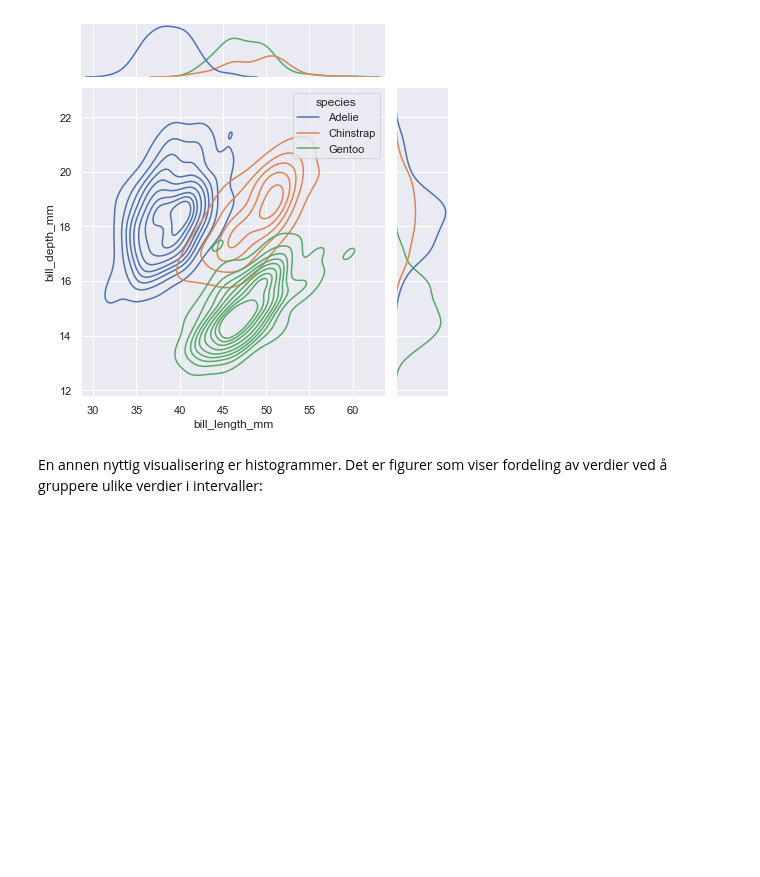
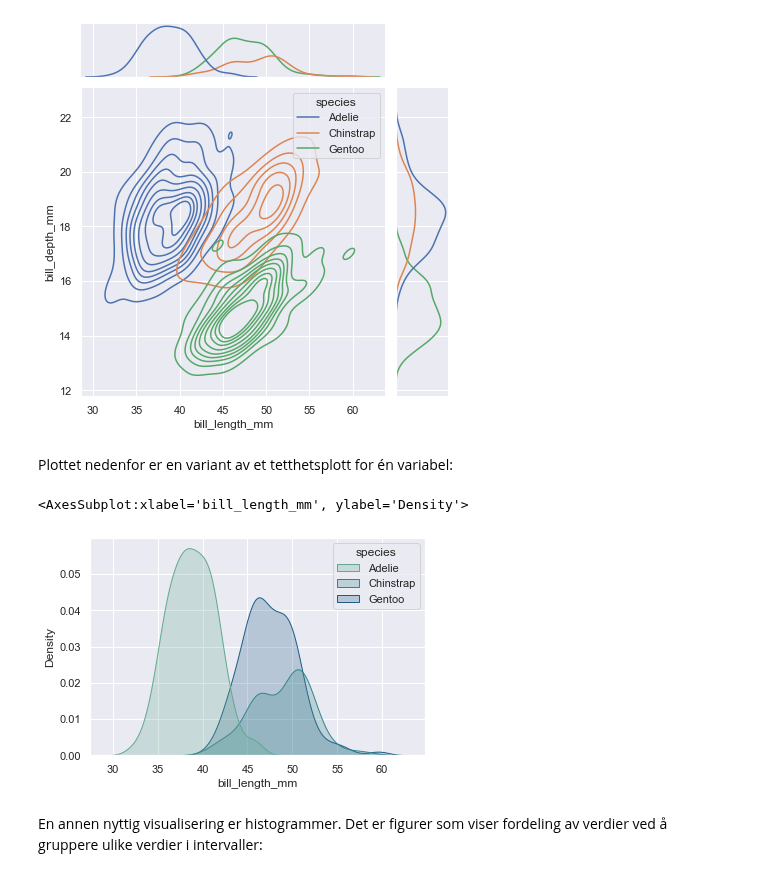
Before and after one commit to andreasdh/Programmering-og-modellering, a Jupyter notebook: docs/tema3_datahandtering/lese_filer.ipynb, the cells around one changed output. Cells and saved outputs as stored; diff of their text form; code cells hidden in the pictures; blank space fills up the shorter version.

```diff
--- a/docs/tema3_datahandtering/lese_filer.ipynb
+++ b/docs/tema3_datahandtering/lese_filer.ipynb
@@ -239,6 +239,13 @@ sns.jointplot(data=pingvindata, x="bill_length_mm",y="bill_depth_mm", hue="speci
 # %% [output]
 <seaborn.axisgrid.JointGrid at 0x...>
 [figure]
+# %% [markdown]
+Plottet nedenfor er en variant av et tetthetsplott for én variabel:
+# %%
+sns.kdeplot(data=pingvindata, x="bill_length_mm", hue="species", fill=True, palette="crest")
+# %% [output]
+<AxesSubplot:xlabel='bill_length_mm', ylabel='Density'>
+[figure, added]
 # %% [markdown]
 En annen nyttig visualisering er histogrammer. Det er figurer som viser fordeling av verdier ved å gruppere ulike verdier i intervaller:
 # %%
```
Also changed, not shown: parts of 9 cells of this notebook, 1 other file.
